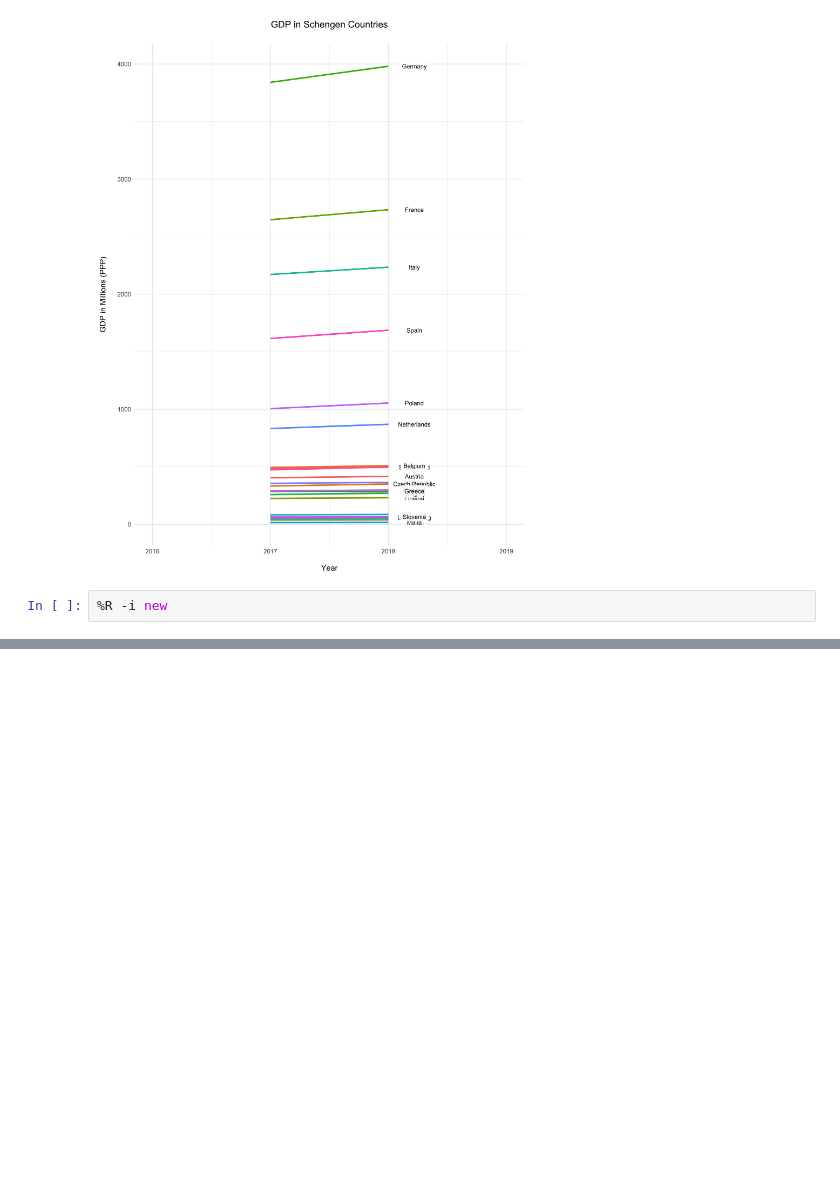
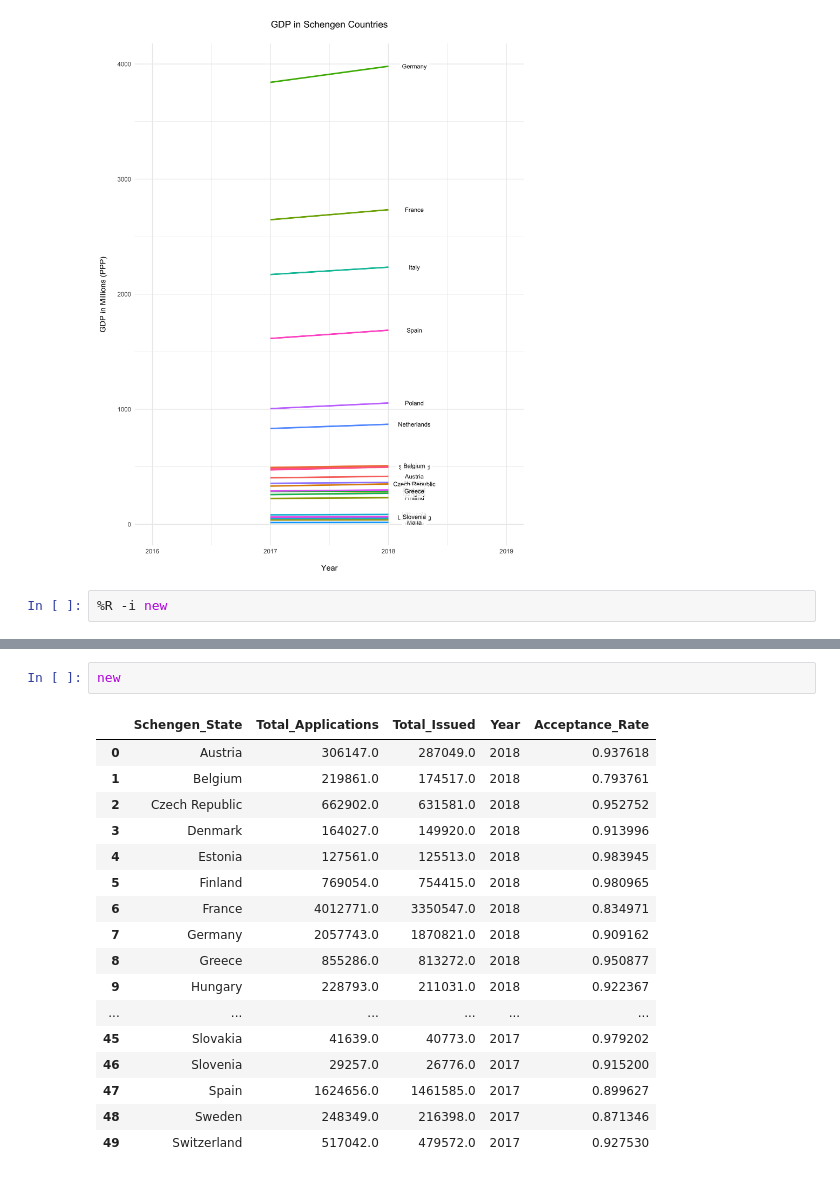
Before and after one commit to hannahlyon/schengen-visa-issuance-statistics, a Jupyter notebook: eda.ipynb, the cells around one changed output, grey strips where cells are left out. Cells and saved outputs as stored; diff of their text form; blank space fills up the shorter version.

```diff
--- a/eda.ipynb
+++ b/eda.ipynb
@@ -251,0 +254,20 @@ coord_flip()
+# %%
+new
+# %% [output]
+|  | Schengen_State | Total_Applications | Total_Issued | Year | Acceptance_Rate |
+| 0 | Austria | 306147.0 | 287049.0 | 2018 | 0.937618 |
+| 1 | Belgium | 219861.0 | 174517.0 | 2018 | 0.793761 |
+| 2 | Czech Republic | 662902.0 | 631581.0 | 2018 | 0.952752 |
+| 3 | Denmark | 164027.0 | 149920.0 | 2018 | 0.913996 |
+| 4 | Estonia | 127561.0 | 125513.0 | 2018 | 0.983945 |
+| 5 | Finland | 769054.0 | 754415.0 | 2018 | 0.980965 |
+| 6 | France | 4012771.0 | 3350547.0 | 2018 | 0.834971 |
+| 7 | Germany | 2057743.0 | 1870821.0 | 2018 | 0.909162 |
+| 8 | Greece | 855286.0 | 813272.0 | 2018 | 0.950877 |
+| 9 | Hungary | 228793.0 | 211031.0 | 2018 | 0.922367 |
+| ... | ... | ... | ... | ... | ... |
+| 45 | Slovakia | 41639.0 | 40773.0 | 2017 | 0.979202 |
+| 46 | Slovenia | 29257.0 | 26776.0 | 2017 | 0.915200 |
+| 47 | Spain | 1624656.0 | 1461585.0 | 2017 | 0.899627 |
+| 48 | Sweden | 248349.0 | 216398.0 | 2017 | 0.871346 |
+| 49 | Switzerland | 517042.0 | 479572.0 | 2017 | 0.927530 |
```
Also changed, not shown: parts of 10 cells of this notebook.
